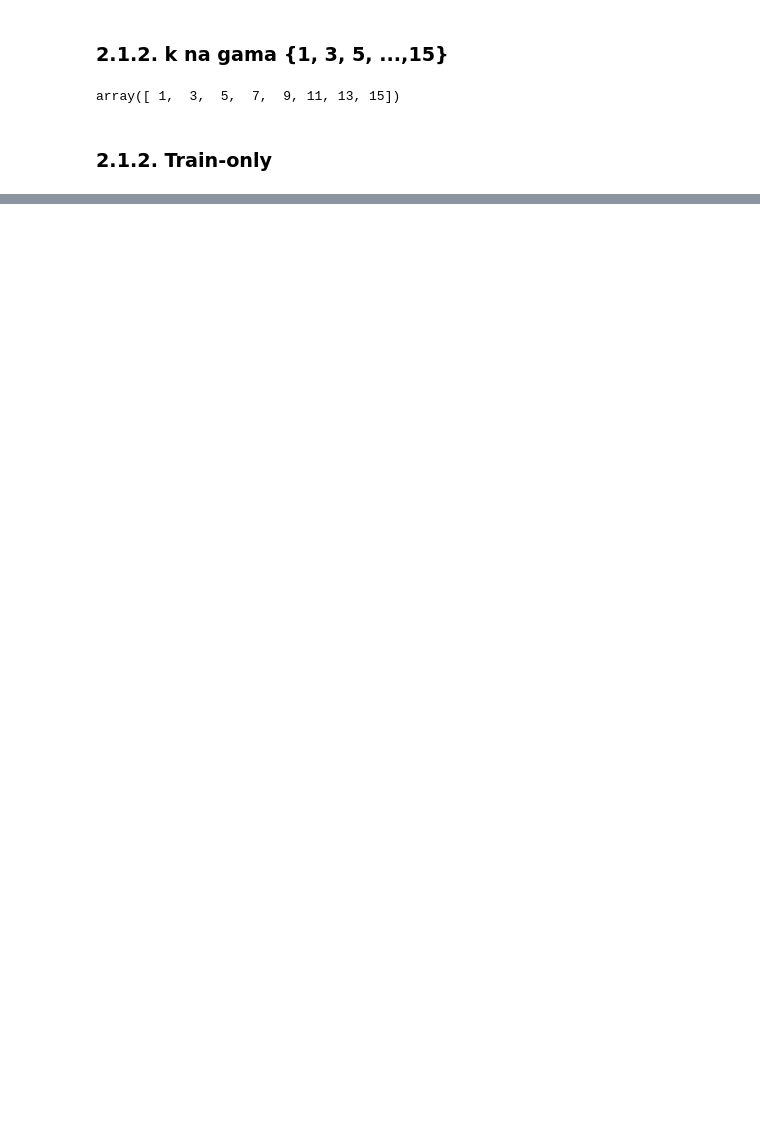
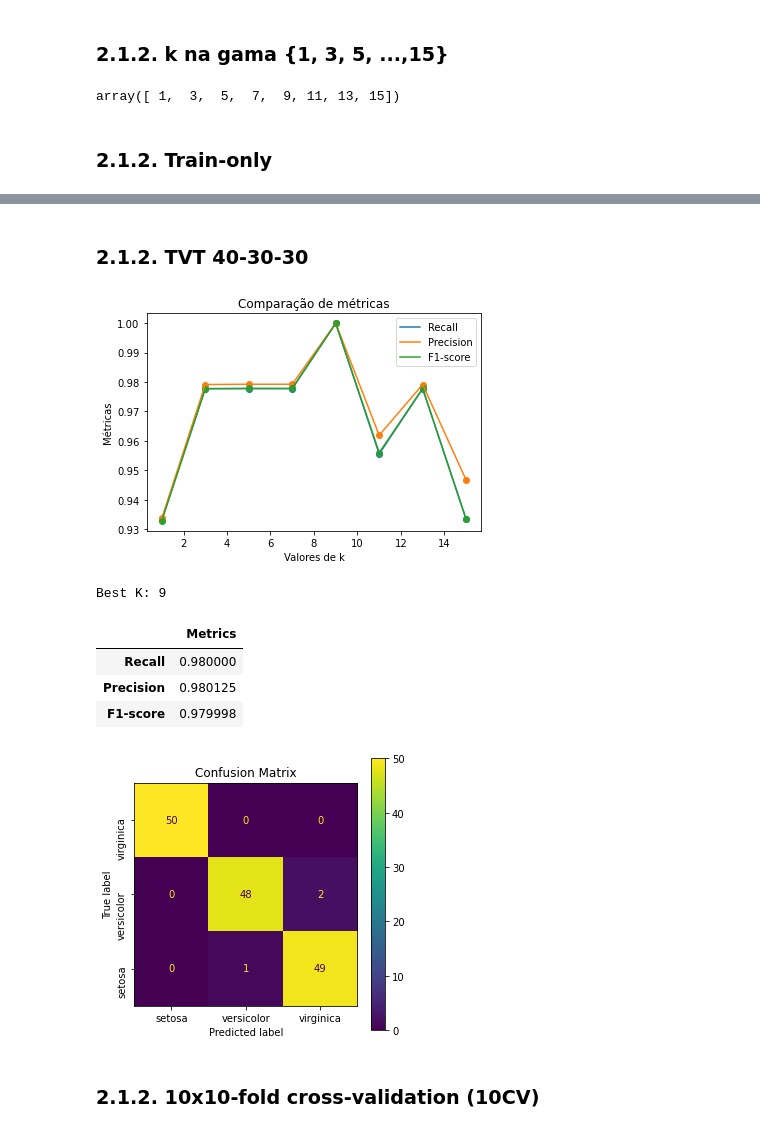
Before and after one commit to patii01/TCD-TP, a Jupyter notebook: Part_B/code/mainActivity.ipynb, the cells around one changed output, grey strips where cells are left out. Cells and saved outputs as stored; diff of their text form; code cells hidden in the pictures; blank space fills up the shorter version.

```diff
--- a/Part_B/code/mainActivity.ipynb
+++ b/Part_B/code/mainActivity.ipynb
@@ -46,7 +46,7 @@ def train_validation_test(data, target, train_size, test_size):
 
     x_valid, x_test, y_valid, y_test = train_test_split(x_rem, y_rem, test_size = test)
 
-    trainValidation = {"TRAIN": [x_train, y_train], "TEST": [x_test, y_test], "Validation": [x_valid, y_valid]}
+    trainValidation = {"TRAIN": [x_train, y_train], "TEST": [x_test, y_test], "VALIDATION": [x_valid, y_valid]}
 
     return trainValidation
 # %% [markdown]
@@ -398 +371,64 @@ Confusion Matrix
 [figure]
+# %% [markdown]
+### 2.1.2. TVT 40-30-30
+# %%
+def TVT_212(x, y, metr):
+    for k in _k:
+        trainValidation = train_validation_test(x, y, 0.4, 0.3)
+        neigh = K_neighbors_classifier(trainValidation['TRAIN'][0], trainValidation['TRAIN'][1], k)
+        pred = neigh.predict(trainValidation['VALIDATION'][0])
+        true = trainValidation['VALIDATION'][1]
+        cm, rs, ps, f1 = metrics(true, pred)
+
+        metr["Neigh"].append(neigh)
+        metr["Recall"].append(rs)
+        metr["Precision"].append(ps)
+        metr["F1-score"].append(f1)
+
+    return metr
+
+def plot_metricas(metr):
+    plt.figure()
+
+    plt.plot(_k, metr["Recall"], label="Recall")
+    plt.scatter(_k, metr["Recall"])
+    plt.plot(_k, metr["Precision"], label="Precision")
+    plt.scatter(_k, metr["Precision"])
+    plt.plot(_k, metr["F1-score"], label="F1-score")
+    plt.scatter(_k, metr["F1-score"])
+
+    plt.title("Comparação de métricas")
+    plt.xlabel("Valores de k")
+    plt.ylabel("Métricas")
+    plt.legend()
+    plt.show()
+
+def TVT_gama(x, y):
+    metr = {"Neigh": [], "Recall": [], "Precision": [], "F1-score": []}
+
+    new_metr = TVT_212(x, y, metr)
+
+    plot_metricas(new_metr)
+
+    pos_k = new_metr["Recall"].index(max(new_metr["Recall"]))
+    best_k = _k[pos_k]
+    print("Best K: " + str(best_k))
+
+    neigh = K_neighbors_classifier(x, y, best_k)
+    pred = neigh.predict(x)
+    true = y
+    cm, rs, ps, f1 = metrics(true, pred)
+
+    mais_bonito(cm, rs, ps, f1, iris["target_names"])
+
+TVT_gama(data, target)
+# %% [output]
+[figure, added]
+Best K: 9
+|  | Metrics |
+| Recall | 0.980000 |
+| Precision | 0.980125 |
+| F1-score | 0.979998 |
+[figure, added]
+# %% [markdown]
+### 2.1.2. 10x10-fold cross-validation (10CV)
```
Also changed, not shown: parts of 7 cells of this notebook.
